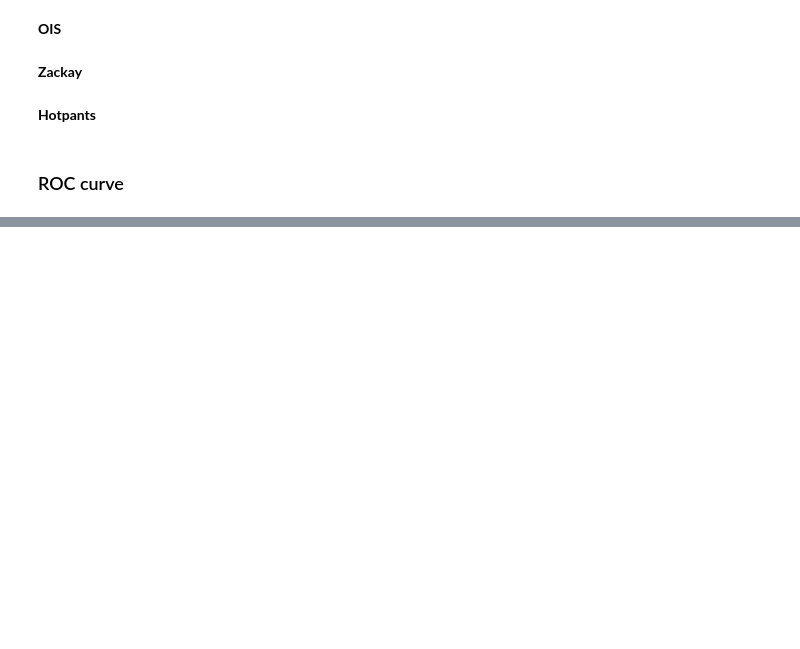
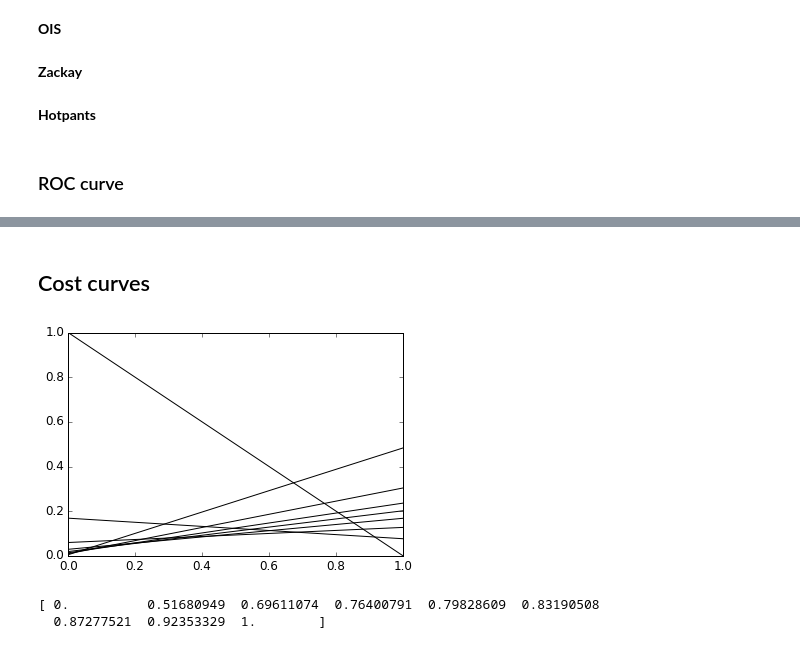
Before and after one commit to BrunoSanchez/RBMLearning, a Jupyter notebook: RealBogus_zackay.ipynb, the cells around one changed output, grey strips where cells are left out. Saved outputs shown, nothing was run; the diff lists cells and outputs as text; code cells hidden in the pictures; blank space fills up the shorter version.

```diff
--- a/RealBogus_zackay.ipynb
+++ b/RealBogus_zackay.ipynb
@@ -422,7 +456,7 @@ svc = SVC(kernel='linear',
           class_weight='balanced',
           probability=False)
 # %%
-rfecv = feature_selection.RFECV(estimator=svc, step=1, cv=StratifiedKFold(10),
+rfecv = feature_selection.RFECV(estimator=svc, step=1, cv=StratifiedKFold(6),
               scoring='f1', n_jobs=7)
 # %%
-rfecv.fit(np.ascontiguousarray(X_hot_scaled), Y_hot)
+%time rfecv.fit(np.ascontiguousarray(X_hot_scaled), Y_hot)
@@ -642,7 +735,7 @@ plt.show()
 
 ## Comparing methods algorithm to algorithm
 # %%
-def experiment(clf, x, y, nfolds=10):
+def experiment(clf, x, y, nfolds=10, printing=False):
     skf = StratifiedKFold(n_splits=nfolds)
     probabilities = np.array([])
     predictions = np.array([])
@@ -663,7 +756,8 @@ def experiment(clf, x, y, nfolds=10):
         predictions = np.hstack([predictions, pr])
         y_testing = np.hstack([y_testing, y_test])
 
-    print metrics.classification_report(y_testing, predictions)
+    if printing:
+        print metrics.classification_report(y_testing, predictions)
     fpr, tpr, thresholds = metrics.roc_curve(y_testing, 1.-probabilities)
     prec_rec_curve = metrics.precision_recall_curve(y_testing, 1.- probabilities)
     roc_auc = metrics.auc(fpr, tpr)
@@ -693,7 +787,7 @@ rslts_knn_zps_uniform = experiment(neighbors.KNeighborsClassifier(n_neighbors=7,
 **Hotpants**
 # %%
 rslts_knn_hot_uniform = experiment(neighbors.KNeighborsClassifier(n_neighbors=7, weights='uniform'),
-                                   X_hot_t, Y_hot.as_matrix())
+                                   X_hot_scaled, Y_hot.as_matrix())
 # %% [markdown]
 ### Support vector machines
 
@@ -1018,0 +1128,22 @@ plt.savefig('./plots/complementary_AUC2.png', dpi=600)
+# %% [markdown]
+## Cost curves
+# %%
+fpr = rslts_knn_hot_uniform['fpr']
+tpr = rslts_knn_hot_uniform['tpr']
+thr = rslts_knn_hot_uniform['thresh']
+plt.figure()
+prev_thr = 1.
+for fp, tp, th in zip(fpr, tpr, thr):
+    if (prev_thr-th) >= 0.:
+        x_ax = np.linspace(0,1,10)
+        y_ax = (1-tp-fp)*x_ax + fp
+
+        plt.plot(x_ax, y_ax, 'k-', alpha=1)
+        prev_thr = th
+# %% [output]
+[figure, added]
+# %%
+print tpr[-10:]
+# %% [output]
+[ 0.          0.51680949  0.69611074  0.76400791  0.79828609  0.83190508
+  0.87277521  0.92353329  1.        ]
```
Also changed, not shown: parts of 57 cells of this notebook, 1 other file.
